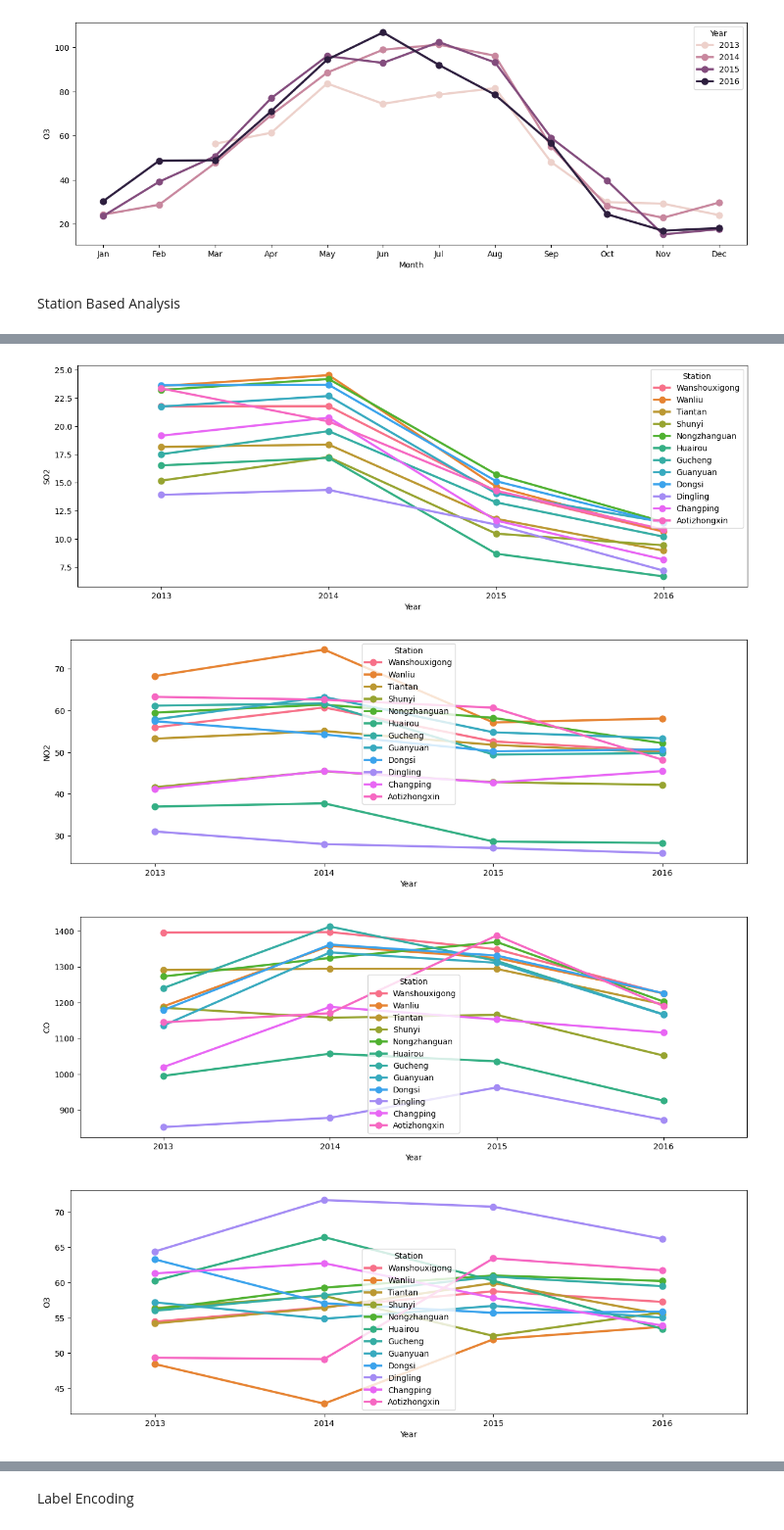
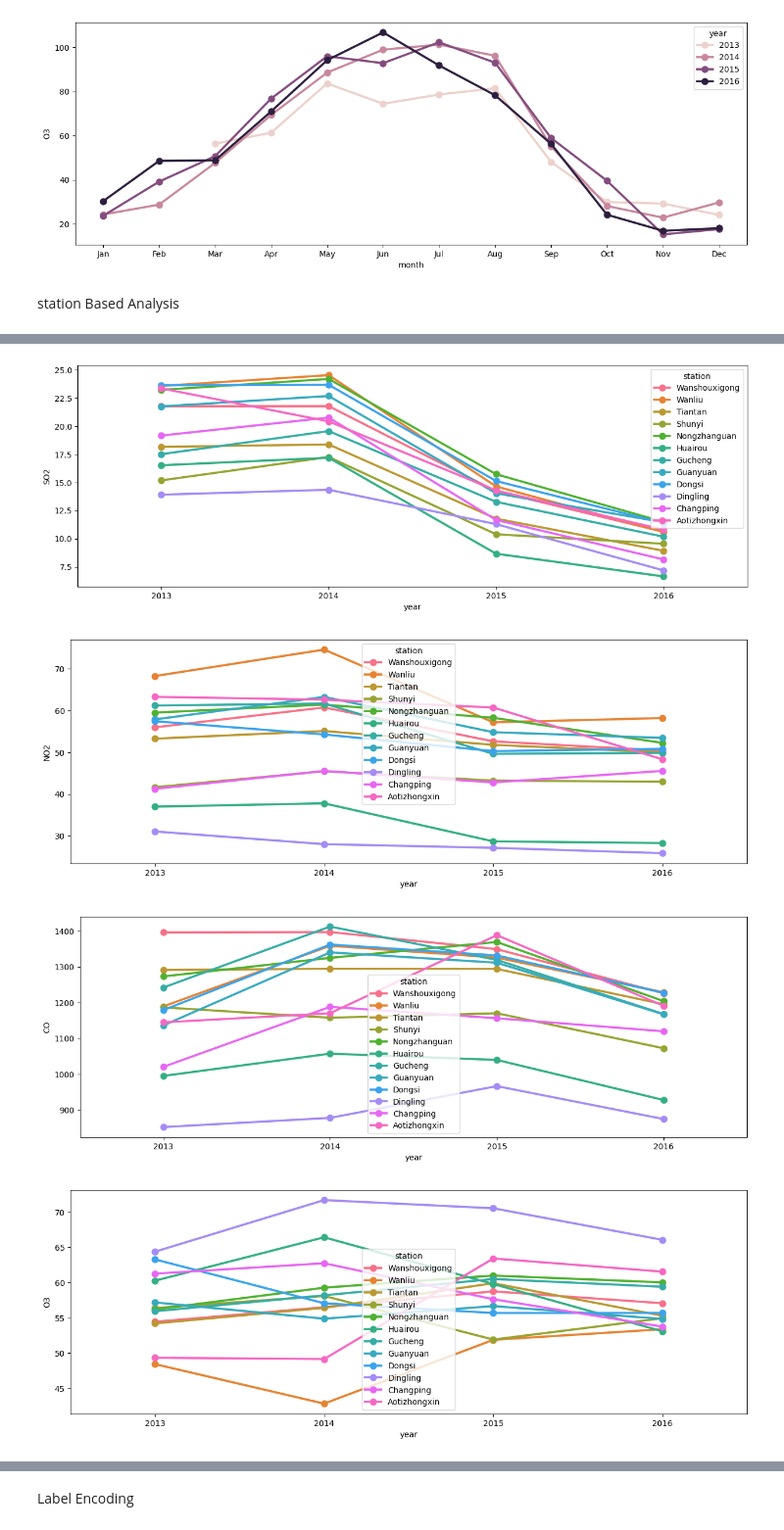
Before and after one commit to BhavnaKhu/Bejiing_final, a Jupyter notebook: Beijing_final.ipynb, the cells around one changed output, grey strips where cells are left out. Shown at 98% size. Drawn from its saved outputs; the diff is of its cells as text; code cells hidden in the pictures.

```diff
--- a/Beijing_final.ipynb
+++ b/Beijing_final.ipynb
@@ -107,17 +125,17 @@ data_air_train.head()
 # %% [markdown]
 **Renaming the columns**
 # %%
-data_air_train.rename(columns= {'year':'Year',
-                    'month':'Month',
-                    'day':'Day',
-                    'hour':'Hour',
-                    'TEMP':'Temp',
-                    'PRES':'Press',
-                    'DEWP':'DewP',
-                    'RAIN':'Rain',
-                    'wd':'WinDir',
-                    'WSPM':'WinSpeed',
-                    'station':'Station'}, inplace=True)
+# data_air_train.rename(columns= {'year':'Year',
+#                     'month':'Month',
+#                     'day':'Day',
+#                     'hour':'Hour',
+#                     'TEMP':'Temp',
+#                     'PRES':'Press',
+#                     'DEWP':'DewP',
+#                     'RAIN':'Rain',
+#                     'wd':'WinDir',
+#                     'WSPM':'WinSpeed',
+#                     'station':'station'}, inplace=True)
 # %%
 data_air_train.dtypes
 # %% [output]
@@ -216,9 +227,9 @@ Yearly Analysis
 compounds = ["PM2.5", "PM10", "SO2", "NO2", "CO", "O3"]
 
 for i in compounds:
-    data_air_train1 = data_air_train[[i, 'Year']].groupby(["Year"]).mean().reset_index().sort_values(by='Year', ascending=False)
+    data_air_train1 = data_air_train[[i, 'year']].groupby(["year"]).mean().reset_index().sort_values(by='year', ascending=False)
     f, ax=plt.subplots(figsize=(15, 5))
-    sns.pointplot(x='Year', y=i, data=data_air_train1)
+    sns.pointplot(x='year', y=i, data=data_air_train1)
 # %% [output]
 [figure]
 [figure]
@@ -231,10 +242,10 @@ Monthly Analysis
 # %%
 for i in compounds:
     temp_data = data_air_train.copy()
-    temp_data.Month.replace([1,2,3,4,5,6,7,8,9,10,11,12], ['Jan', 'Feb', 'Mar', 'Apr', 'May', 'Jun', 'Jul', 'Aug', 'Sep', 'Oct', 'Nov', 'Dec'], inplace=True)
-    data_air_train1 = temp_data[[i, 'Month', 'Year',]].groupby(["Year", "Month"]).mean().reset_index().sort_values(by=['Year','Month'], ascending=False)
+    temp_data.month.replace([1,2,3,4,5,6,7,8,9,10,11,12], ['Jan', 'Feb', 'Mar', 'Apr', 'May', 'Jun', 'Jul', 'Aug', 'Sep', 'Oct', 'Nov', 'Dec'], inplace=True)
+    data_air_train1 = temp_data[[i, 'month', 'year',]].groupby(["year", "month"]).mean().reset_index().sort_values(by=['year','month'], ascending=False)
     f, ax=plt.subplots(figsize=(15, 5))
-    sns.pointplot(x='Year', y=i, data=data_air_train1, hue='Month', hue_order=['Jan', 'Feb', 'Mar', 'Apr', 'May', 'Jun', 'Jul', 'Aug', 'Sep', 'Oct', 'Nov', 'Dec'])
+    sns.pointplot(x='year', y=i, data=data_air_train1, hue='month', hue_order=['Jan', 'Feb', 'Mar', 'Apr', 'May', 'Jun', 'Jul', 'Aug', 'Sep', 'Oct', 'Nov', 'Dec'])
 # %% [output]
 [figure]
 [figure]
@@ -247,11 +258,11 @@ custom_dict = {'Jan':0, 'Feb':1, 'Mar':2, 'Apr':3, 'May':4, 'Jun':5, 'Jul':6, 'A
 
 for i in compounds:
     temp_data = data_air_train.copy()
-    temp_data.Month.replace([1,2,3,4,5,6,7,8,9,10,11,12], ['Jan', 'Feb', 'Mar', 'Apr', 'May', 'Jun', 'Jul', 'Aug', 'Sep', 'Oct', 'Nov', 'Dec'], inplace=True)
-    data_air_train1 = temp_data[[i, 'Month', 'Year']].groupby(["Year","Month"]).mean().reset_index().sort_values(by=['Year','Month'], ascending=True)
-    data_air_train1 = data_air_train1.iloc[data_air_train1['Month'].map(custom_dict).argsort()]
+    temp_data.month.replace([1,2,3,4,5,6,7,8,9,10,11,12], ['Jan', 'Feb', 'Mar', 'Apr', 'May', 'Jun', 'Jul', 'Aug', 'Sep', 'Oct', 'Nov', 'Dec'], inplace=True)
+    data_air_train1 = temp_data[[i, 'month', 'year']].groupby(["year","month"]).mean().reset_index().sort_values(by=['year','month'], ascending=True)
+    data_air_train1 = data_air_train1.iloc[data_air_train1['month'].map(custom_dict).argsort()]
     f, ax=plt.subplots(figsize=(15, 5))
-    sns.pointplot(x='Month', y=i, data=data_air_train1, hue="Year")
+    sns.pointplot(x='month', y=i, data=data_air_train1, hue="year")
 # %% [output]
 [figure]
 [figure]
@@ -260,11 +271,11 @@ for i in compounds:
 [figure]
 [figure]
 # %% [markdown]
-Station Based Analysis
+station Based Analysis
 # %%
 for i in compounds:
-    data_air_train1 = data_air_train[[i, 'Year', 'Station']].groupby(["Year","Station"]).mean().reset_index().sort_values(by=['Station','Year'], ascending=False)
+    data_air_train1 = data_air_train[[i, 'year', 'station']].groupby(["year","station"]).mean().reset_index().sort_values(by=['station','year'], ascending=False)
     f, ax=plt.subplots(figsize=(15, 5))
-    sns.pointplot(x='Year', y=i, data=data_air_train1, hue="Station")
+    sns.pointplot(x='year', y=i, data=data_air_train1, hue="station")
     plt.show()
 # %% [output]
@@ -273,4 +284,4 @@ for i in compounds:
 [figure]
-[figure, old version]
+[figure, new version]
-[figure, old version]
+[figure, new version]
-[figure, old version]
+[figure, new version]
```
Also changed, not shown: parts of 43 cells of this notebook.
